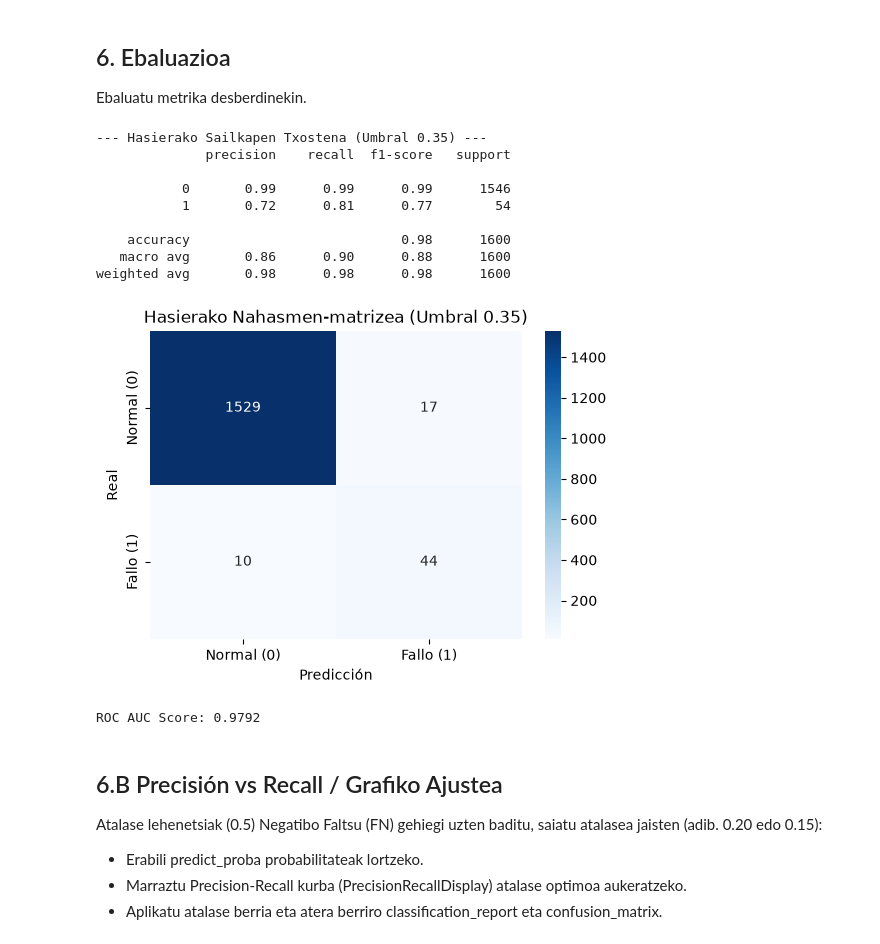
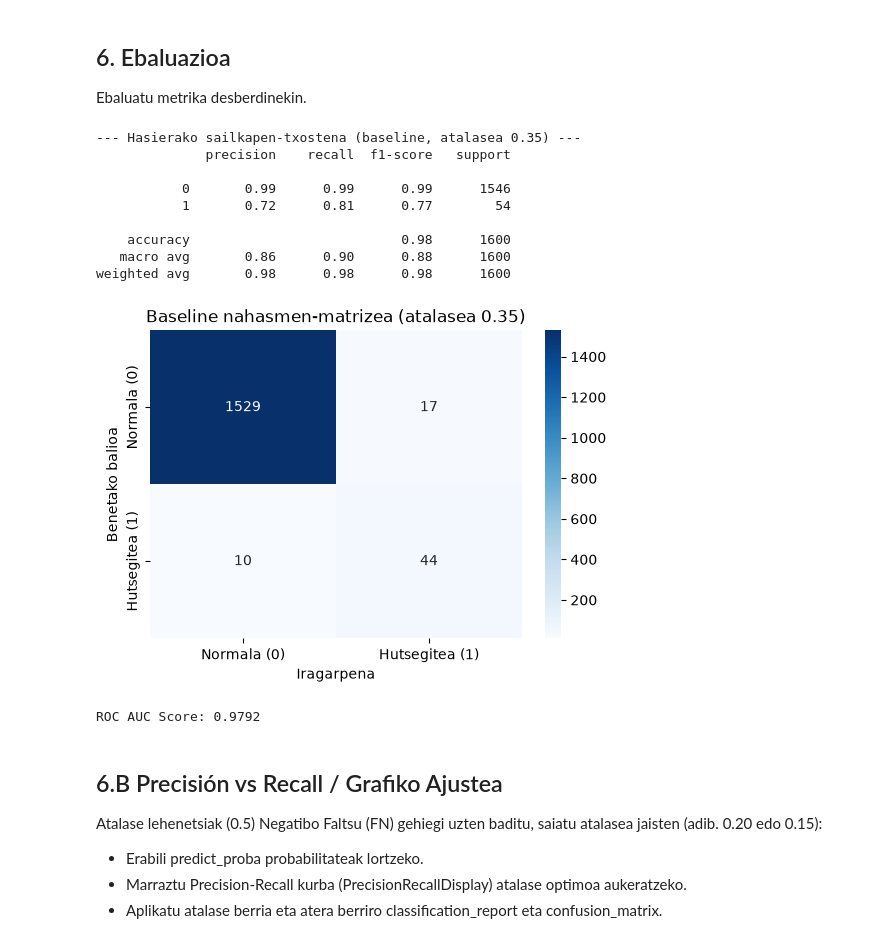
Before and after one commit to AABD-Ethazi-2627/T3-erronka1, a Jupyter notebook: notebooks/02_training.ipynb, the cells around one changed output. Drawn from its saved outputs; the diff is of its cells as text; code cells hidden in the pictures.

```diff
--- a/notebooks/02_training.ipynb
+++ b/notebooks/02_training.ipynb
@@ -326,43 +326,44 @@ Ezaugarri-ingeniaritza erabiliz entrenatutako eredua.
 
 Ebaluatu metrika desberdinekin.
 # %%
-# 1. Atalasea duten iragarpenak
+# 1. Hasierako ebaluazioa: baseline atalasea (0,35)
 y_prob = model.predict_proba(X_val)[:, 1]
-y_pred = (y_prob >= 0.35).astype(int)
+atalasea_baseline = 0.35
+y_pred = (y_prob >= atalasea_baseline).astype(int)
 
-print("--- Hasierako Sailkapen Txostena (Umbral 0.35) ---")
+print(f"--- Hasierako sailkapen-txostena (baseline, atalasea {atalasea_baseline}) ---")
 print(classification_report(y_val, y_pred))
 
-# 2. Hasierako Nahasmen-matrizea (Ajustatu gabe)
-cm_inicial = confusion_matrix(y_val, y_pred)
+# 2. Baseline nahasmen-matrizea
+nahasmen_matrizea_baseline = confusion_matrix(y_val, y_pred)
 plt.figure(figsize=(6, 4))
 sns.heatmap(
-    cm_inicial,
+    nahasmen_matrizea_baseline,
     annot=True,
     fmt="d",
     cmap="Blues",
-    xticklabels=["Normal (0)", "Fallo (1)"],
-    yticklabels=["Normal (0)", "Fallo (1)"],
+    xticklabels=["Normala (0)", "Hutsegitea (1)"],
+    yticklabels=["Normala (0)", "Hutsegitea (1)"],
 )
-plt.xlabel("Predicción")
-plt.ylabel("Real")
-plt.title("Hasierako Nahasmen-matrizea (Umbral 0.35)")
+plt.xlabel("Iragarpena")
+plt.ylabel("Benetako balioa")
+plt.title(f"Baseline nahasmen-matrizea (atalasea {atalasea_baseline})")
 plt.show()
 
-# 3. ROC AUC Score
-y_prob = model.predict_proba(X_val)[:, 1]
-print(f"ROC AUC Score: {roc_auc_score(y_val, y_prob):.4f}")
+# ROC AUC ez dago atalase baten menpe
+ereduaren_roc_auc = roc_auc_score(y_val, y_prob)
+print(f"ROC AUC Score: {ereduaren_roc_auc:.4f}")
 # %% [output]
---- Hasierako Sailkapen Txostena (Umbral 0.35) ---
+--- Hasierako sailkapen-txostena (baseline, atalasea 0.35) ---
               precision    recall  f1-score   support
 
            0       0.99      0.99      0.99      1546
            1       0.72      0.81      0.77        54
 
     accuracy                           0.98      1600
    macro avg       0.86      0.90      0.88      1600
 weighted avg       0.98      0.98      0.98      1600
-[figure, old version]
+[figure, new version]
 ROC AUC Score: 0.9792
 # %% [markdown]
 ## 6.B Precisión vs Recall / Grafiko Ajustea
```
Also changed, not shown: parts of 1 cell of this notebook, 1 other file.
